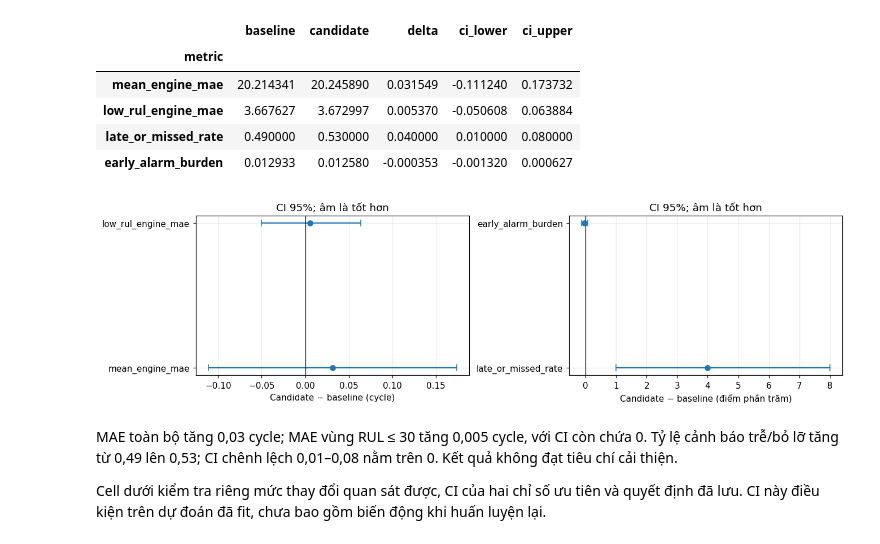
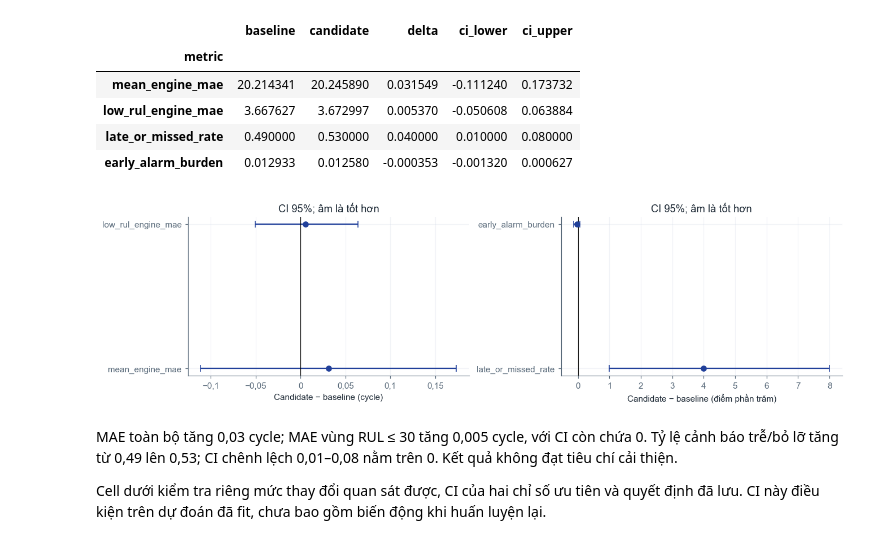
Before and after one commit to ti014/tinasa-cmapss-rul-prediction, a Jupyter notebook: notebooks/05_cross_dataset_and_improvement.ipynb, the cells around one changed output. Cells and saved outputs as stored; diff of their text form; code cells hidden in the pictures.

```diff
--- a/notebooks/05_cross_dataset_and_improvement.ipynb
+++ b/notebooks/05_cross_dataset_and_improvement.ipynb
@@ -24,7 +24,9 @@ from IPython.display import display
 
 ROOT = Path.cwd() if (Path.cwd() / "src/cmapss").is_dir() else Path.cwd().parent
 sys.path.insert(0, str(ROOT / "src"))
-plt.rcParams.update({"figure.dpi": 110, "axes.grid": True, "grid.alpha": 0.25})
+
+from cmapss.presentation import COLORS, apply_plot_style, style_figure
+apply_plot_style()
 # %%
 import tempfile
 
@@ -190,18 +194,20 @@ final[columns]
 # %%
 fig, axes = plt.subplots(1, 2, figsize=(12, 3.3), layout="constrained")
 metric_groups = [["mean_engine_mae", "low_rul_engine_mae"],
                  ["late_or_missed_rate", "early_alarm_burden"]]
 for ax, names, scale, unit in zip(axes, metric_groups, [1, 100], ["cycle", "điểm phần trăm"]):
     values = final.loc[names, ["delta", "ci_lower", "ci_upper"]] * scale
     ax.errorbar(values.delta, names,
                 xerr=[values.delta - values.ci_lower, values.ci_upper - values.delta],
                 fmt="o", capsize=4)
     ax.axvline(0, color="black", linewidth=0.8)
     ax.set(xlabel=f"Candidate − baseline ({unit})", title="CI 95%; âm là tốt hơn")
+style_figure(fig)
 fig.savefig(OUTPUT / "figures/paired_comparison.png", dpi=150)
+style_figure(plt.gcf())
 plt.show()
 # %% [output]
-[figure, old version]
+[figure, new version]
 # %% [markdown]
 MAE toàn bộ tăng 0,03 cycle; MAE vùng RUL ≤ 30 tăng 0,005 cycle, với CI còn chứa 0.
 Tỷ lệ cảnh báo trễ/bỏ lỡ tăng từ 0,49 lên 0,53; CI chênh lệch 0,01–0,08 nằm trên 0.
```
Also changed, not shown: parts of 2 cells of this notebook, 17 other files.
